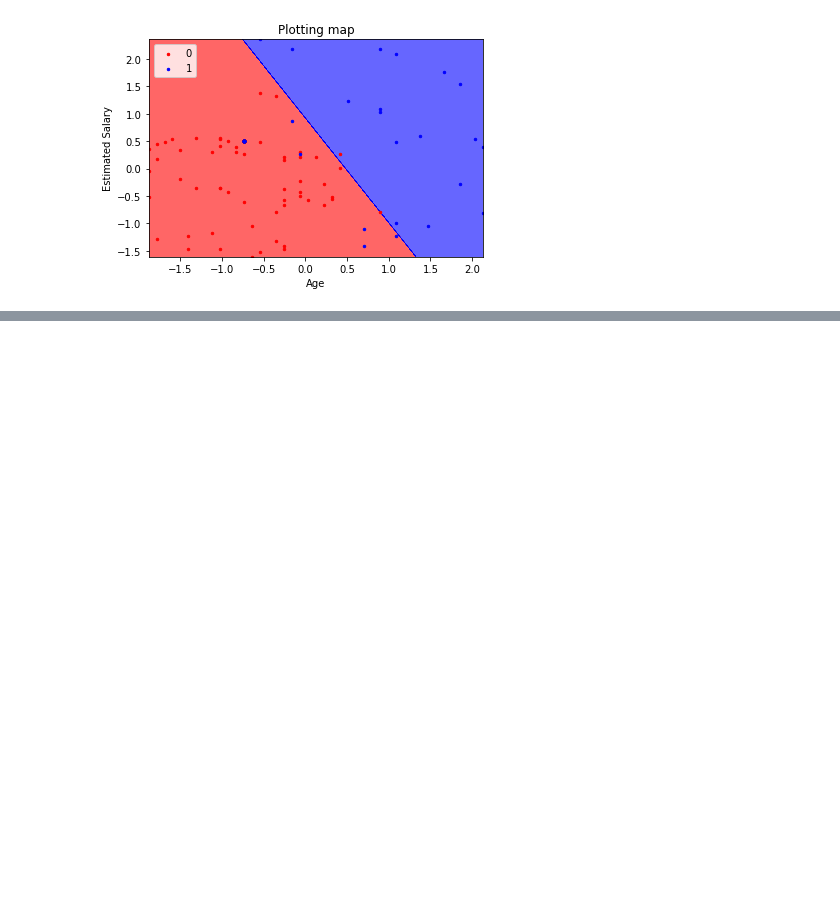
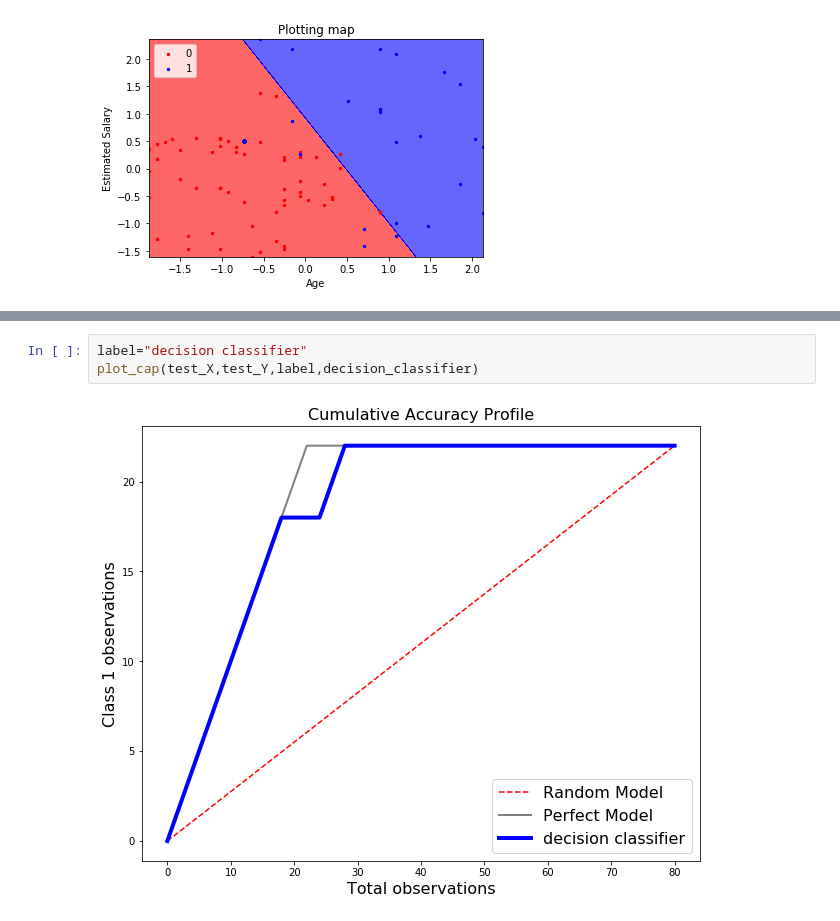
Before and after one commit to SunnyRaj94/Advance-Machine-Learning, a Jupyter notebook: error_analysis_and_reduction/01_ad_click_prediction.ipynb, the cells around one changed output, grey strips where cells are left out. Cells and saved outputs as stored; diff of their text form; blank space fills up the shorter version.

```diff
--- a/error_analysis_and_reduction/01_ad_click_prediction.ipynb
+++ b/error_analysis_and_reduction/01_ad_click_prediction.ipynb
@@ -235,0 +284,5 @@ plot_colormap(test_X,test_Y,"Plotting map",forest_classifier,ListedColormap(('re
+# %%
+label="decision classifier"
+plot_cap(test_X,test_Y,label,decision_classifier)
+# %% [output]
+[figure, added]
```
Also changed, not shown: parts of 16 cells of this notebook.
